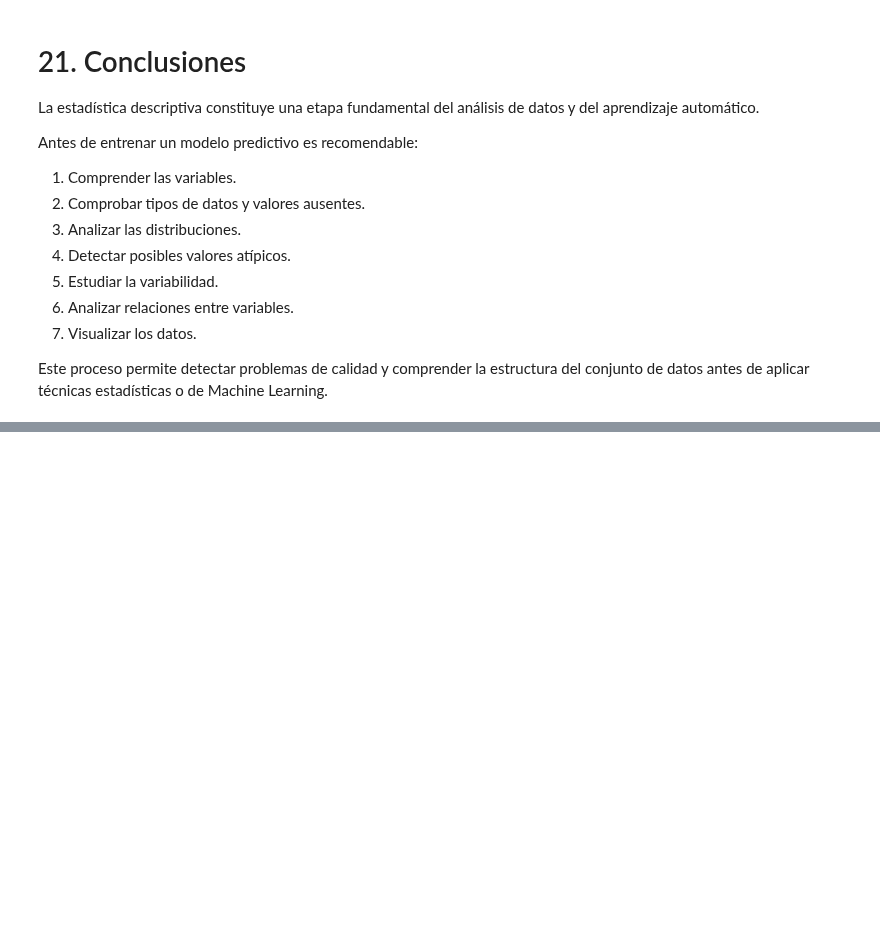
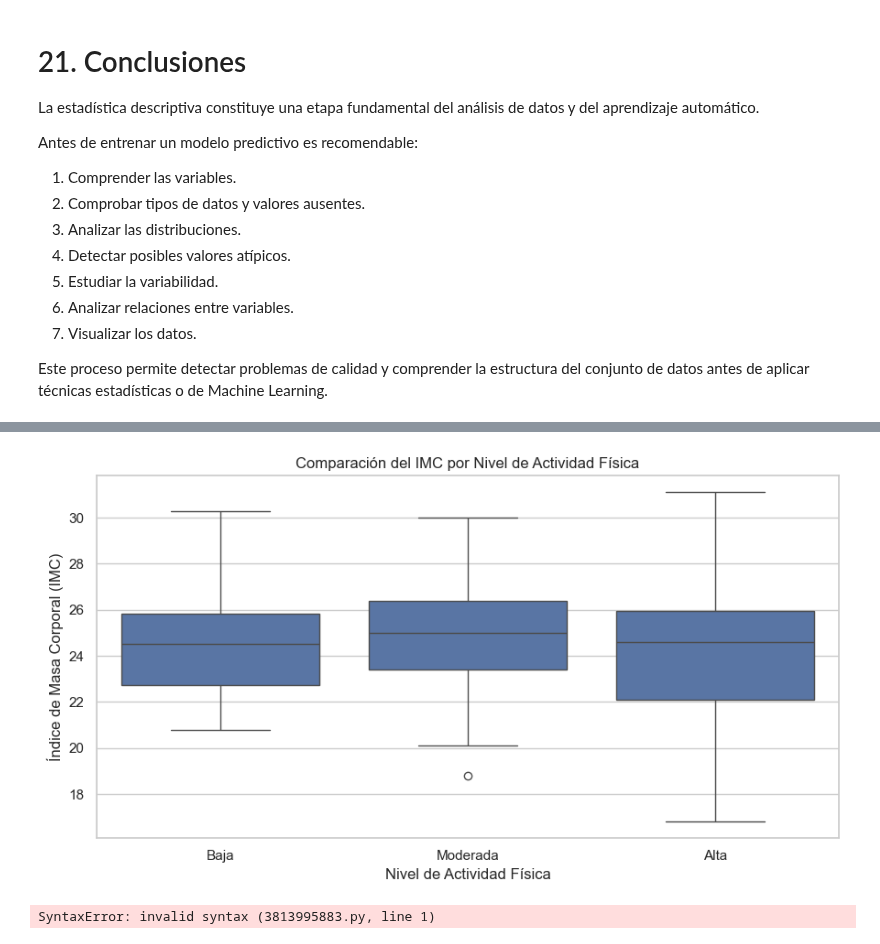
Before and after one commit to Turbostarow/IFCD107_fork, a Jupyter notebook: programacion/estadistica_descriptiva_jupyter/estadistica_descriptiva.ipynb, the cells around one changed output, grey strips where cells are left out. Drawn from its saved outputs; the diff is of its cells as text; code cells hidden in the pictures; blank space fills up the shorter version.

```diff
--- a/programacion/estadistica_descriptiva_jupyter/estadistica_descriptiva.ipynb
+++ b/programacion/estadistica_descriptiva_jupyter/estadistica_descriptiva.ipynb
@@ -660,0 +791,28 @@ del conjunto de datos antes de aplicar técnicas estadísticas o de Machine Lear
+# %%
+import matplotlib.pyplot as plt
+import seaborn as sns
+
+# Crear la figura para comparar el IMC según la actividad física
+fig, ax = plt.subplots(figsize=(9, 5))
+
+sns.boxplot(
+    data=df,
+    x="actividad_fisica",
+    y="imc",
+    order=["Baja", "Moderada", "Alta"],
+
+    ax=ax
+)
+
+ax.set_title("Comparación del IMC por Nivel de Actividad Física")
+ax.set_xlabel("Nivel de Actividad Física")
+ax.set_ylabel("Índice de Masa Corporal (IMC)")
+
+plt.tight_layout()
+plt.show()
+# %% [output]
+[figure, added]
+# %%
+Compara mediante boxplots el IMC de los tres niveles de actividad física.
+# %% [output]
+SyntaxError: invalid syntax (3813995883.py, line 1)
```
Also changed, not shown: parts of 17 cells of this notebook, 9 other files.
